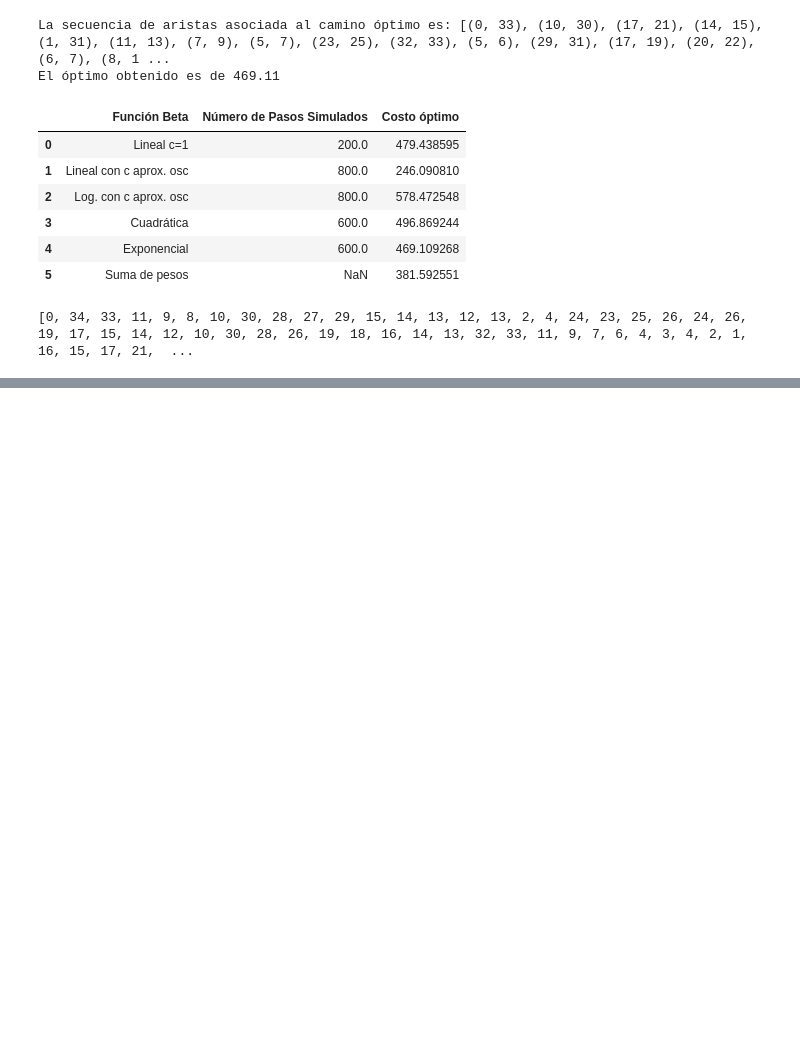
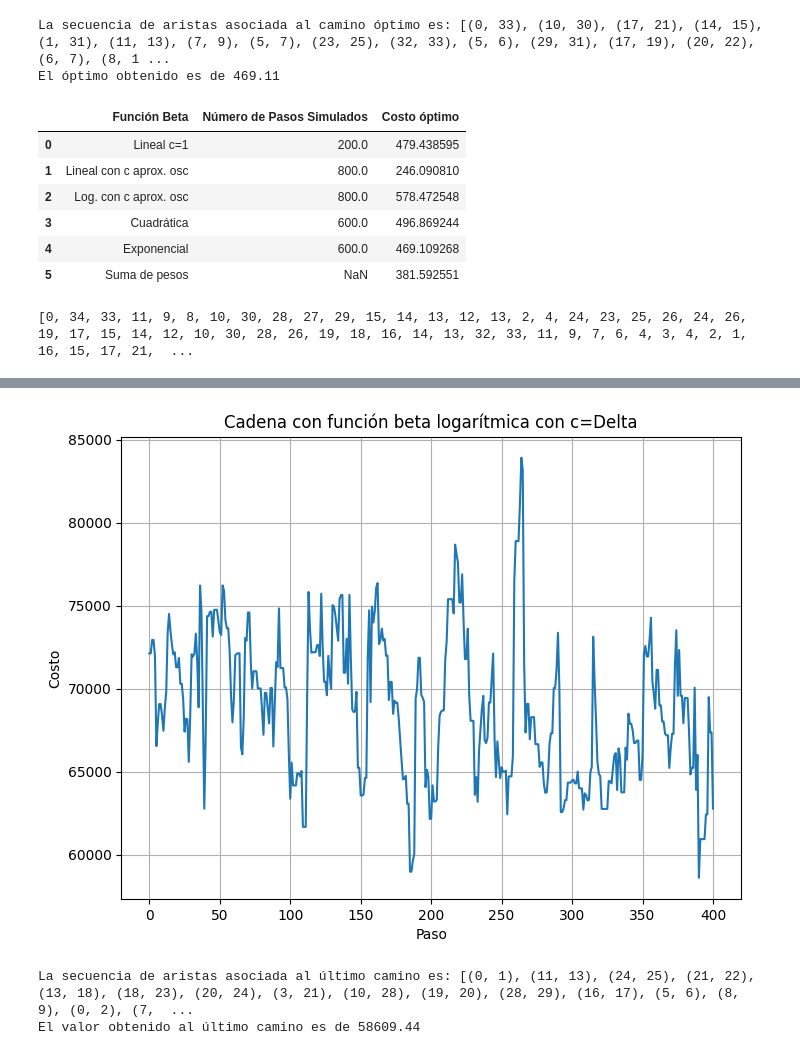
Before and after one commit to BrunoSkarmeta/CPP-SA, a Jupyter notebook: algoritmo.ipynb, the cells around one changed output, grey strips where cells are left out. Cells and saved outputs as stored; diff of their text form; code cells hidden in the pictures; blank space fills up the shorter version.

```diff
--- a/algoritmo.ipynb
+++ b/algoritmo.ipynb
@@ -961,0 +1113,40 @@ plt.show()
+# %%
+#funciones beta por comparar
+def beta_lin(n,c):
+    return n/c
+def beta_log(n,c):
+    return (1/c)*np.log(1+n)
+def beta_cuad(n):
+    return n**(2)
+def beta_exp(n):
+    return 3**n
+
+# beta lineal con c=1
+def f1(n, c=1):
+    return beta_lin(n,c)
+# beta lineal con c fijo como una cota para la oscilación (en este caso, tomamos c=100)
+def f2(n, c=Delta):
+    return beta_lin(n,c)
+# beta logaritmico con c fijo como la cota para la oscilación.
+def f3(n, c=Delta):
+    return beta_log(n,c)
+# %%
+#funcion beta logarítmica con constante Delta
+I=400
+paths, costos = CM(I, f3, path_inicial, G, D)
+plt.figure(figsize=(8, 6))
+plt.plot(costos)
+plt.grid()
+plt.title('Cadena con función beta logarítmica con c=Delta')
+plt.ylabel('Costo')
+plt.xlabel('Paso')
+plt.show()
+
+opt0=min(costos)
+opt_path0 = paths[-1]
+print("La secuencia de aristas asociada al último camino es:", opt_path0)
+print('El valor obtenido al último camino es de {}'.format(round(opt0,2)))
+# %% [output]
+[figure, added]
+La secuencia de aristas asociada al último camino es: [(0, 1), (11, 13), (24, 25), (21, 22), (13, 18), (18, 23), (20, 24), (3, 21), (10, 28), (19, 20), (28, 29), (16, 17), (5, 6), (8, 9), (0, 2), (7,  ...
+El valor obtenido al último camino es de 58609.44
```
Also changed, not shown: parts of 18 cells of this notebook, 1 other file.
